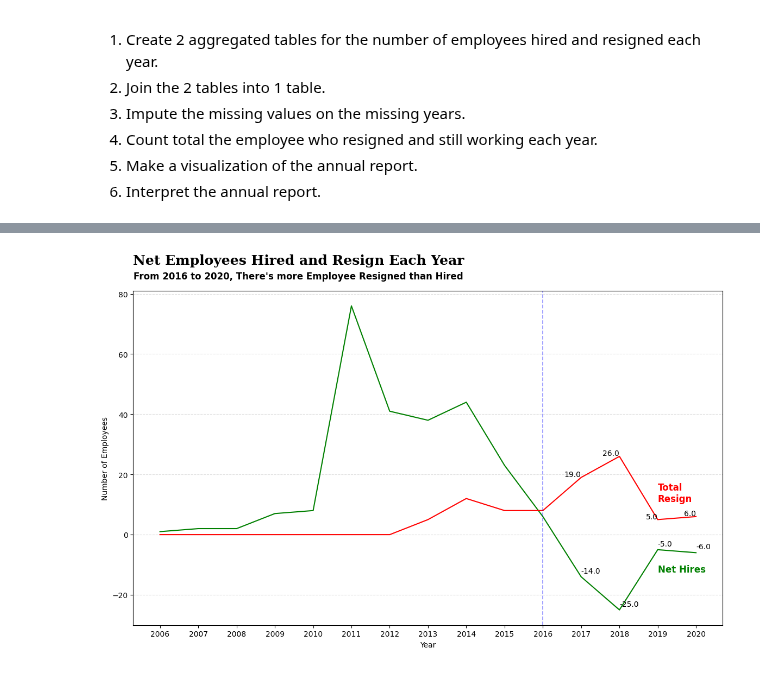
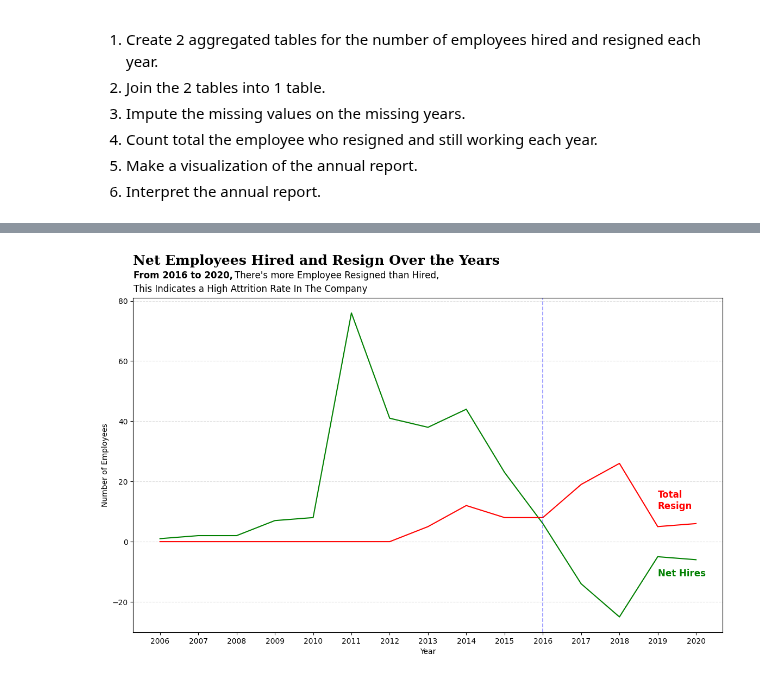
Before and after one commit to azaryasph/Improving-Employee-Retention-By-Predicting-Employee-Attrition-Using-Machine-Learning, a Jupyter notebook: notebook/predict_employee_attrition.ipynb, the cells around one changed output, grey strips where cells are left out. Cells and saved outputs as stored; diff of their text form; code cells hidden in the pictures.

Commit message:
chore: complete task2 visualization and insight

```diff
--- a/notebook/predict_employee_attrition.ipynb
+++ b/notebook/predict_employee_attrition.ipynb
@@ -323,7 +323,7 @@ Creating an annual report on the number of employees in the company.<br><br>
 # %%
 # Create aggregated tables for number of employees hired and resigned each year
 resign_agg = data_eda1.groupby('ResignYear')['EnterpriseID'].count().reset_index(name='TotalResign')
-hire_agg =  data_eda1.groupby('HiringYear')['EnterpriseID'].count().reset_index(name='TotalHiring')
+hire_agg =  data_eda1.groupby('HiringYear')['EnterpriseID'].count().reset_index(name='TotalHires')
 
 # Kpom the 2 aggregated tables with outer join because there's missing year in the data
 metrics_agg = pd.merge(resign_agg, hire_agg, left_on='ResignYear', right_on='HiringYear', how='outer')
@@ -334,7 +334,7 @@ cols_fillna = {
     'ResignYear': 'HiringYear',
     'TotalResign': 0,
     'HiringYear': 'ResignYear',
-    'TotalHiring': 0
+    'TotalHires': 0
 }
 
 # Fill/Impute missing values
@@ -354,10 +354,10 @@ metrics_agg.drop(columns='HiringYear', inplace=True)
 metrics_agg['Year'] = metrics_agg['Year'].astype(int)
 
 # Create a new column by Calculate the difference between TotalHiring and TotalResign for each year
-metrics_agg['NetHires'] = metrics_agg['TotalHiring'] - metrics_agg['TotalResign']
+metrics_agg['NetHires'] = metrics_agg['TotalHires'] - metrics_agg['TotalResign']
 
-# Create new column by calculate the cumulative sum of TotalHiring over the years
-metrics_agg['CumulativeHiring'] = metrics_agg['TotalHiring'].cumsum()
+# Create new column by calculate the cumulative sum of TotalHiring over the years0
+metrics_agg['CumulativeHiring'] = metrics_agg['NetHires'].cumsum()
 
 # Create a new column by calculate the cumulative sum of TotalResign over the years
 metrics_agg['CumulativeResign'] = metrics_agg['TotalResign'].cumsum()
@@ -387,51 +449,53 @@ metrics_agg
 # %%
 plt.figure(figsize=(14, 8))
+
 sns.lineplot(
     x='Year',
     y='NetHires',
     data=metrics_agg,
     # marker='o',
     color='g'
 )
 sns.lineplot(
     x='Year',
     y='TotalResign',
     data=metrics_agg,
     # marker='o',
     color='r'
 )
 
-for i in range(len(metrics_agg)):
-    if metrics_agg['Year'].iloc[i] >= 2017:
-        plt.annotate(
-            metrics_agg['NetHires'].iloc[i],
-            (metrics_agg['Year'].iloc[i], metrics_agg['NetHires'].iloc[i]),
-            textcoords='offset points',
-            xytext=(0, 5),
-            ha='left'
-        )
-        plt.annotate(
-            metrics_agg['TotalResign'].iloc[i],
-            (metrics_agg['Year'].iloc[i], metrics_agg['TotalResign'].iloc[i]),
-            textcoords='offset points',
-            xytext=(0, 1),
-            ha='right'
-        )
+# for i in range(len(metrics_agg)):
+#     if metrics_agg['Year'].iloc[i] >= 2017:
+#         plt.annotate(
+#             metrics_agg['NetHires'].iloc[i],
+#             (metrics_agg['Year'].iloc[i], metrics_agg['NetHires'].iloc[i]),
+#             textcoords='offset points',
+#             xytext=(0, 5),
+#             ha='left'
+#         )
+#         plt.annotate(
+#             metrics_agg['TotalResign'].iloc[i],
+#             (metrics_agg['Year'].iloc[i], metrics_agg['TotalResign'].iloc[i]),
+#             textcoords='offset points',
+#             xytext=(0, 1),
+#             ha='right'
+#         )
 
 plt.xticks(metrics_agg['Year'])
 # plt.yticks(np.arange(-20, 80, 10))
 plt.ylabel('Number of Employees')
 fdbold = {'family': 'serif', 'color': 'black', 'weight': 'bold', 'size': 18}
-plt.title('Net Employees Hired and Resign Each Year', fontdict=fdbold, pad=35, loc='left')
-plt.text(2019, -12.5, 'Net Hires', color='g', fontsize=12, weight='bold')
+plt.title('Net Employees Hired and Resign Over the Years', fontdict=fdbold, pad=44, loc='left')
+plt.text(2005.31, 87.5, "From 2016 to 2020,", fontsize=12, weight='bold', color='black')
+plt.text(2007.95, 87.5, "There's more Employee Resigned than Hired,", fontsize=12, color='black')
+plt.text(2005.31, 83, "This Indicates a High Attrition Rate In The Company", fontsize=12, color='black')
+
+plt.text(2019, -11.4, 'Net Hires', color='g', fontsize=12, weight='bold')
 plt.text(2019, 11, 'Total\nResign', color='r', fontsize=12, weight='bold')
-plt.text(2005.31, 85, "From 2016 to 2020, There's more Employee Resigned than Hired", fontsize=12, weight='bold', color='black')
 plt.axvline(2016, color='b', linewidth=1.3, alpha=0.4, linestyle='--')
-
 
 plt.grid(axis='y', linestyle='--', alpha=0.4)
 
-# plt.ylim(min(metrics_agg['RemainEmp'].min(), metrics_agg['NetHires'].min()), max(metrics_agg['RemainEmp'].max(), metrics_agg['NetHires'].max()))
 plt.show()
 # %% [output]
-[figure, old version]
+[figure, new version]
```
Also changed, not shown: parts of 8 cells of this notebook.
